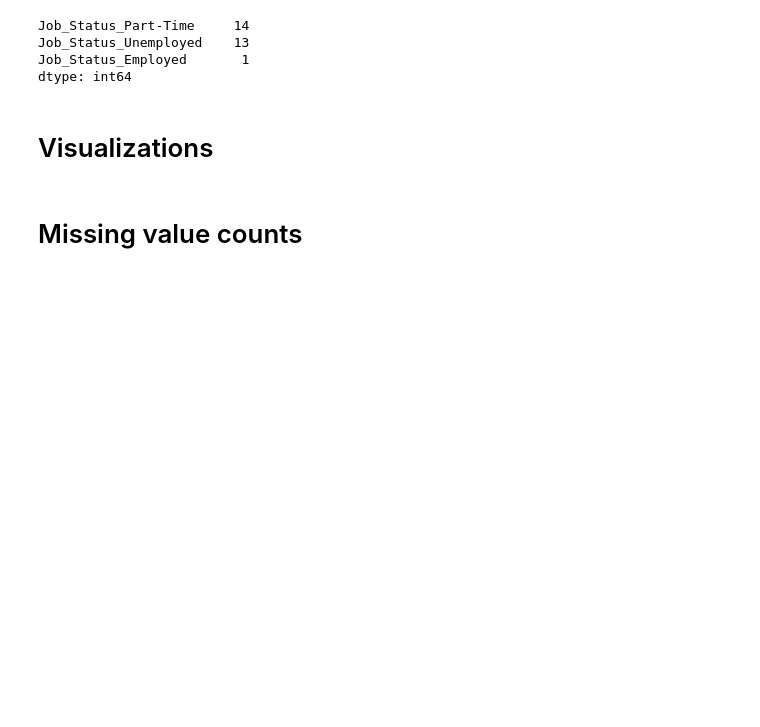
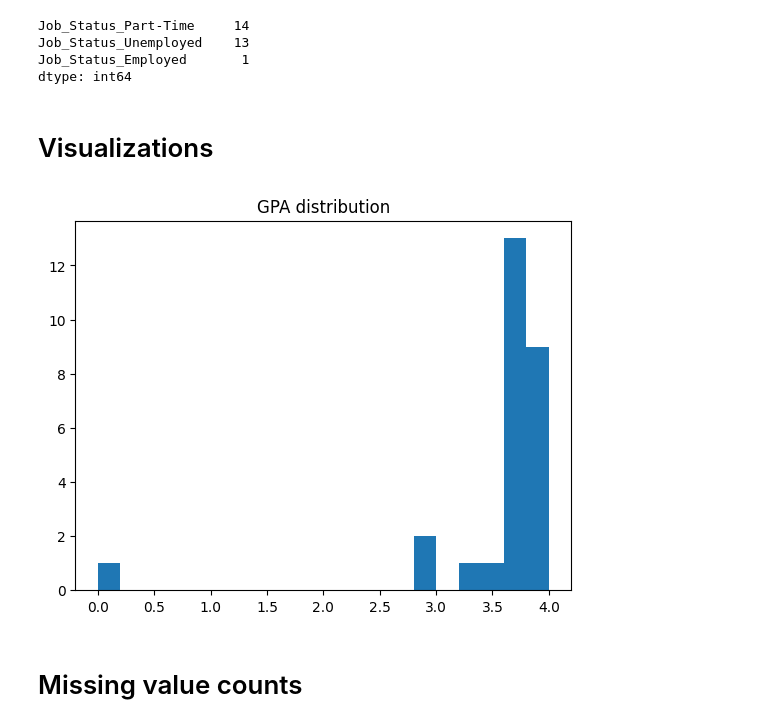
Before and after one commit to snigdhapodugu/dsc190-project, a Jupyter notebook: summary/summary.ipynb, the cells around one changed output. Saved outputs shown, nothing was run; the diff lists cells and outputs as text; code cells hidden in the pictures; blank space fills up the shorter version.

```diff
--- a/summary/summary.ipynb
+++ b/summary/summary.ipynb
@@ -181,9 +185,11 @@ dtype: int64
 # %% [markdown]
 # Visualizations
 # %%
-fig = px.histogram(df, x='GPA', nbins=20, title='GPA distribution')
-fig.update_layout(xaxis_title='GPA', yaxis_title='Frequency')
-fig.show()
+plt.hist(df['GPA'], bins=20)
+plt.title('GPA distribution')
+plt.show()
+# %% [output]
+[figure, added]
 # %%
 major_counts = df['Major(s)'].value_counts().head(5)
 fig = px.bar(x=major_counts.index, y=major_counts.values, title='Top 5 majors')
```
Also changed, not shown: parts of 5 cells of this notebook, 7 other files.
